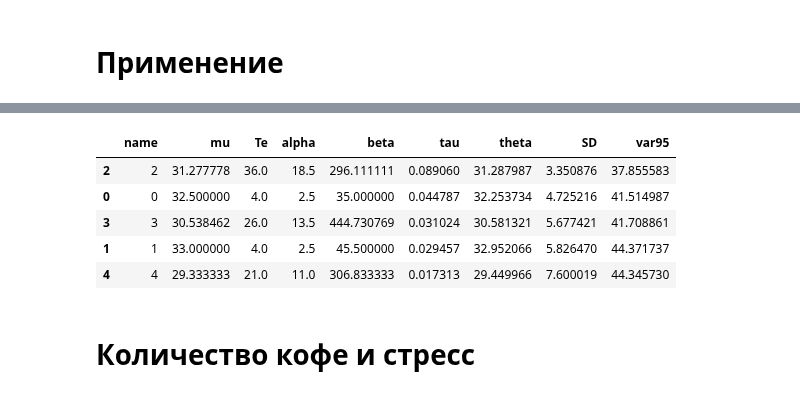
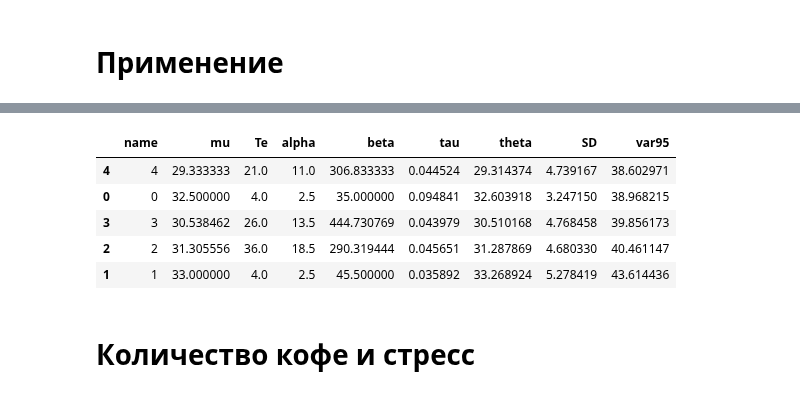
Before and after one commit to ksetdekov/trip_choice_optimizer, a Jupyter notebook: coffee-amount-optimization.ipynb, the cells around one changed output, grey strips where cells are left out. Saved outputs shown, nothing was run; the diff lists cells and outputs as text; code cells hidden in the pictures.

```diff
--- a/coffee-amount-optimization.ipynb
+++ b/coffee-amount-optimization.ipynb
@@ -253,7 +253,8 @@ events = {
     datetime(2025, 3, 6): (1, 30),
     datetime(2025, 3, 7): (1, 32),
     datetime(2025, 3, 8): (4, 39),
-    datetime(2025, 3, 9): (2, 29)
+    datetime(2025, 3, 9): (2, 29),
+    datetime(2025, 3,10): (2, 26)
 
 }
 
@@ -267,9 +268,9 @@ cups.process_events(events, days=91)
 |  | name | mu | Te | alpha | beta | tau | theta | SD | var95 |
-| 2 | 2 | 31.277778 | 36.0 | 18.5 | 296.111111 | 0.089060 | 31.287987 | 3.350876 | 37.855583 |
-| 0 | 0 | 32.500000 | 4.0 | 2.5 | 35.000000 | 0.044787 | 32.253734 | 4.725216 | 41.514987 |
-| 3 | 3 | 30.538462 | 26.0 | 13.5 | 444.730769 | 0.031024 | 30.581321 | 5.677421 | 41.708861 |
-| 1 | 1 | 33.000000 | 4.0 | 2.5 | 45.500000 | 0.029457 | 32.952066 | 5.826470 | 44.371737 |
-| 4 | 4 | 29.333333 | 21.0 | 11.0 | 306.833333 | 0.017313 | 29.449966 | 7.600019 | 44.345730 |
+| 4 | 4 | 29.333333 | 21.0 | 11.0 | 306.833333 | 0.044524 | 29.314374 | 4.739167 | 38.602971 |
+| 0 | 0 | 32.500000 | 4.0 | 2.5 | 35.000000 | 0.094841 | 32.603918 | 3.247150 | 38.968215 |
+| 3 | 3 | 30.538462 | 26.0 | 13.5 | 444.730769 | 0.043979 | 30.510168 | 4.768458 | 39.856173 |
+| 2 | 2 | 31.305556 | 36.0 | 18.5 | 290.319444 | 0.045651 | 31.287869 | 4.680330 | 40.461147 |
+| 1 | 1 | 33.000000 | 4.0 | 2.5 | 45.500000 | 0.035892 | 33.268924 | 5.278419 | 43.614436 |
 # %% [markdown]
 # Количество кофе и стресс
 # %%
```
Also changed, not shown: parts of 5 cells of this notebook.
